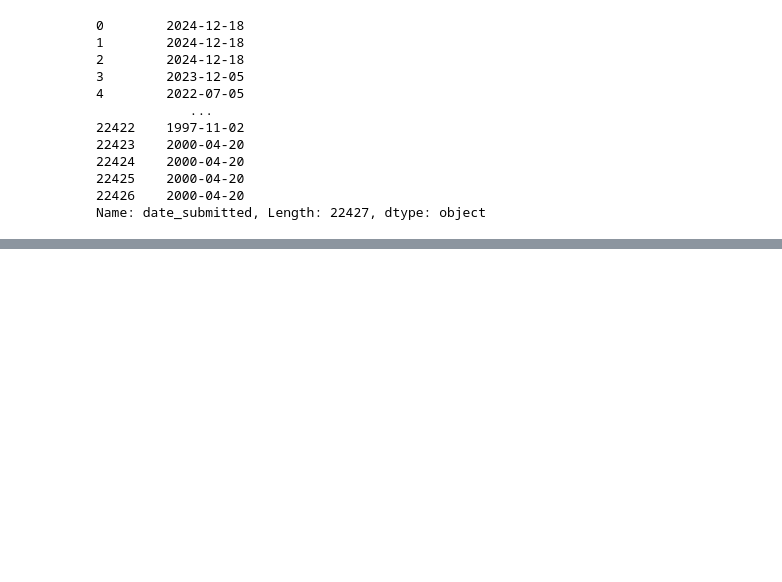
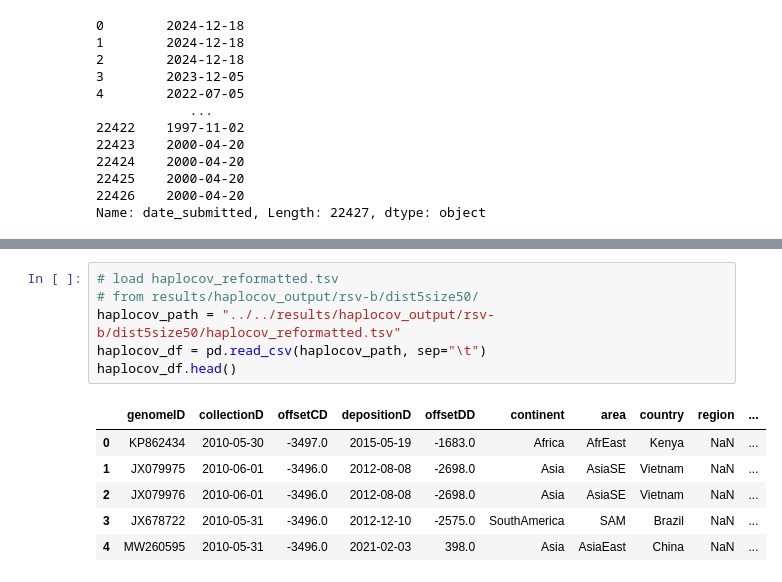
Before and after one commit to yavuuzsameet/openrecombinhunt, a Jupyter notebook: src/analyse/decide_quality_filters_rsv-b.ipynb, the cells around one changed output, grey strips where cells are left out. Drawn from its saved outputs; the diff is of its cells as text; blank space fills up the shorter version.

```diff
--- a/src/analyse/decide_quality_filters_rsv-b.ipynb
+++ b/src/analyse/decide_quality_filters_rsv-b.ipynb
@@ -398,0 +490,13 @@ Name: date_submitted, Length: 22427, dtype: object
+# %%
+# load haplocov_reformatted.tsv
+# from results/haplocov_output/rsv-b/dist5size50/
+haplocov_path = "../../results/haplocov_output/rsv-b/dist5size50/haplocov_reformatted.tsv"
+haplocov_df = pd.read_csv(haplocov_path, sep="\t")
+haplocov_df.head()
+# %% [output]
+|  | genomeID | collectionD | offsetCD | depositionD | offsetDD | continent | area | country | region | ... |
+| 0 | KP862434 | 2010-05-30 | -3497.0 | 2015-05-19 | -1683.0 | Africa | AfrEast | Kenya | NaN | ... |
+| 1 | JX079975 | 2010-06-01 | -3496.0 | 2012-08-08 | -2698.0 | Asia | AsiaSE | Vietnam | NaN | ... |
+| 2 | JX079976 | 2010-06-01 | -3496.0 | 2012-08-08 | -2698.0 | Asia | AsiaSE | Vietnam | NaN | ... |
+| 3 | JX678722 | 2010-05-31 | -3496.0 | 2012-12-10 | -2575.0 | SouthAmerica | SAM | Brazil | NaN | ... |
+| 4 | MW260595 | 2010-05-31 | -3496.0 | 2021-02-03 | 398.0 | Asia | AsiaEast | China | NaN | ... |
```
Also changed, not shown: parts of 10 cells of this notebook, 11 other files.
